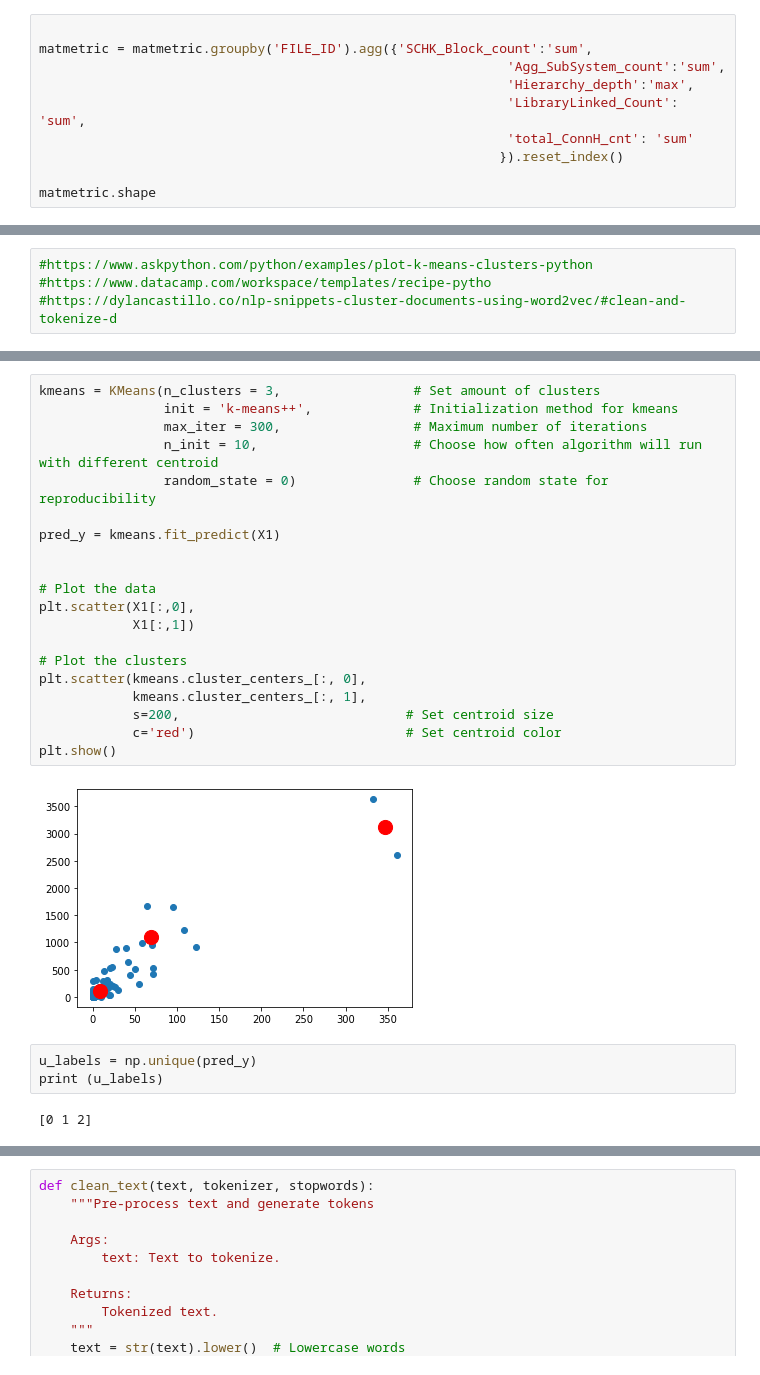
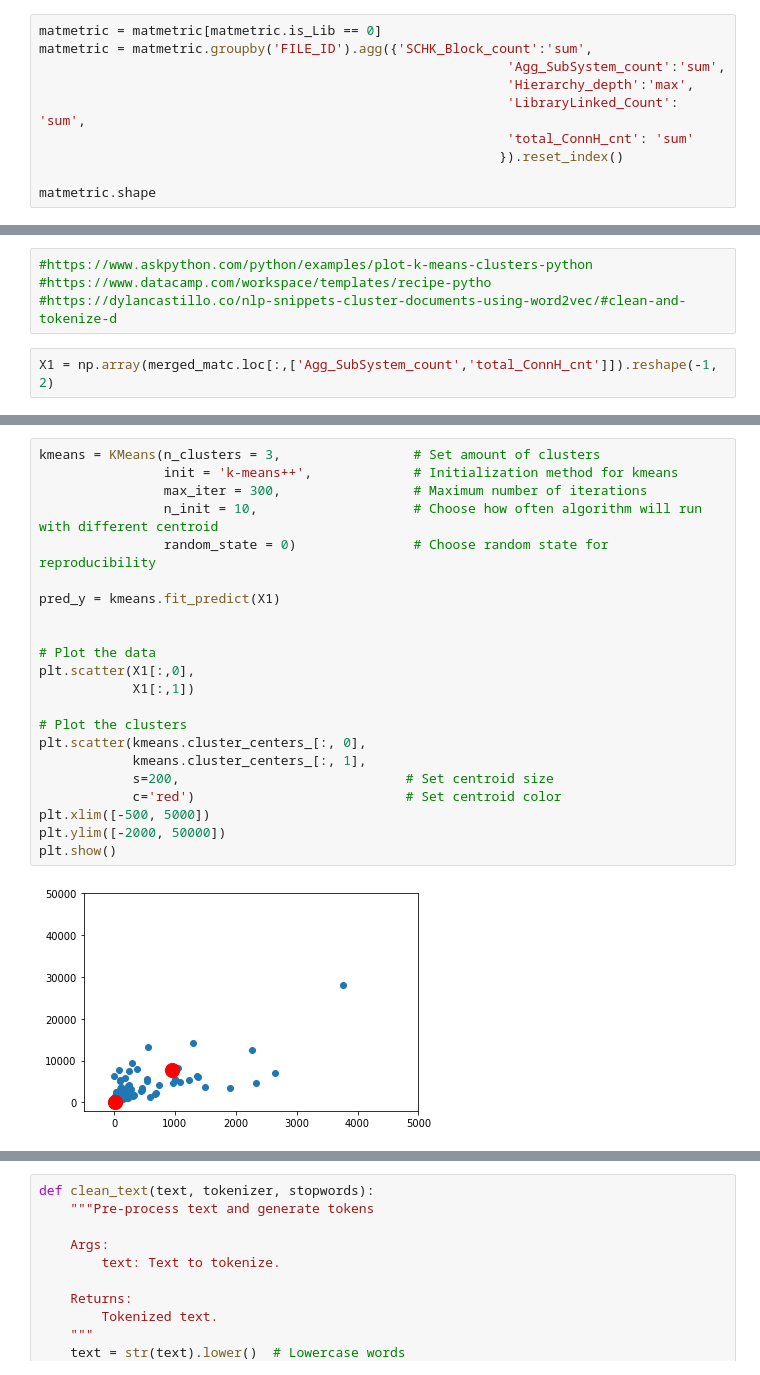
Before and after one commit to ashwinigit123/CSE6324Team5, a Jupyter notebook: Iteration4_Final.ipynb, the cells around one changed output, grey strips where cells are left out. Saved outputs shown, nothing was run; the diff lists cells and outputs as text.

```diff
--- a/Iteration4_Final.ipynb
+++ b/Iteration4_Final.ipynb
@@ -151,5 +172,5 @@ gitmetric
 # %%
-
+matmetric = matmetric[matmetric.is_Lib == 0]
 matmetric = matmetric.groupby('FILE_ID').agg({'SCHK_Block_count':'sum',
                                                             'Agg_SubSystem_count':'sum',
                                                             'Hierarchy_depth':'max',
@@ -374,3 +372,5 @@ def find_optimal_clusters(data, max_k):
 #https://www.askpython.com/python/examples/plot-k-means-clusters-python
 #https://www.datacamp.com/workspace/templates/recipe-pytho
 #https://dylancastillo.co/nlp-snippets-cluster-documents-using-word2vec/#clean-and-tokenize-d
+# %%
+X1 = np.array(merged_matc.loc[:,['Agg_SubSystem_count','total_ConnH_cnt']]).reshape(-1, 2)
@@ -391,27 +412,24 @@ u_labels = np.unique(label)
 # %%
 kmeans = KMeans(n_clusters = 3,                 # Set amount of clusters
                 init = 'k-means++',             # Initialization method for kmeans
                 max_iter = 300,                 # Maximum number of iterations
                 n_init = 10,                    # Choose how often algorithm will run with different centroid
                 random_state = 0)               # Choose random state for reproducibility
 
 pred_y = kmeans.fit_predict(X1)
 
 
 # Plot the data
 plt.scatter(X1[:,0],
             X1[:,1])
 
 # Plot the clusters
 plt.scatter(kmeans.cluster_centers_[:, 0],
             kmeans.cluster_centers_[:, 1],
             s=200,                             # Set centroid size
             c='red')                           # Set centroid color
+plt.xlim([-500, 5000])
+plt.ylim([-2000, 50000])
 plt.show()
 # %% [output]
-[figure, old version]
+[figure, new version]
-# %%
-u_labels = np.unique(pred_y)
-print (u_labels)
-# %% [output]
-[0 1 2]
```
Also changed, not shown: parts of 59 cells of this notebook.
